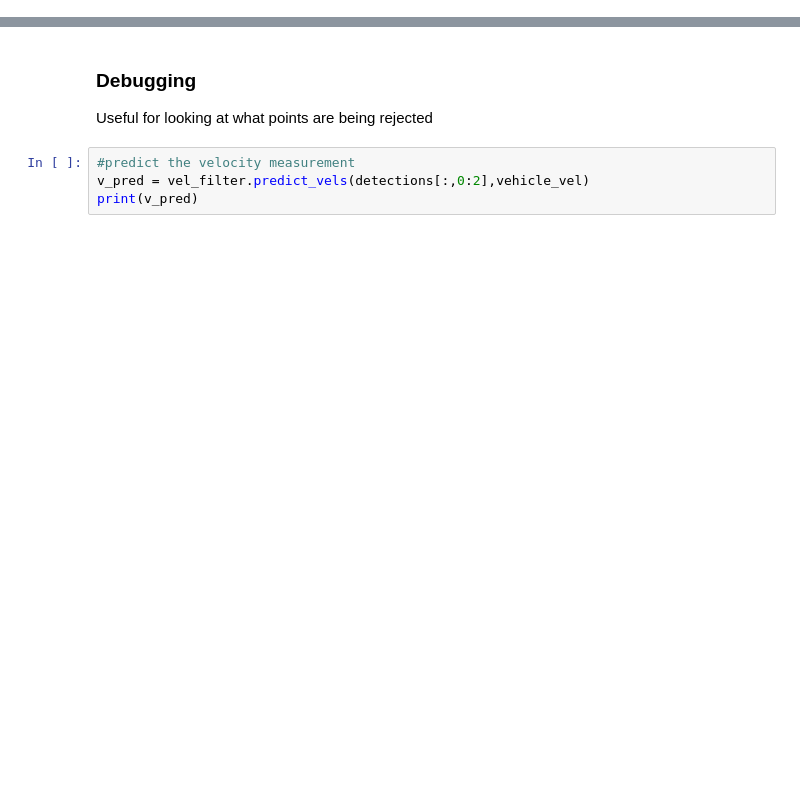
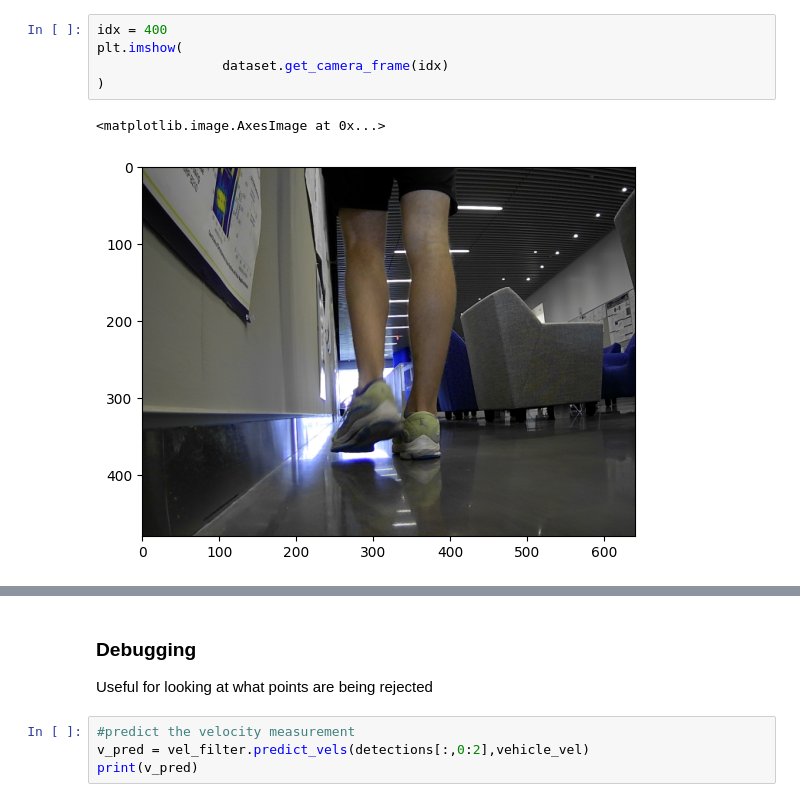
Before and after one commit to davidmhunt/odometry, a Jupyter notebook: notebooks/test_vel_filtering.ipynb, the cells around one changed output, grey strips where cells are left out. Saved outputs shown, nothing was run; the diff lists cells and outputs as text; blank space fills up the shorter version.

```diff
--- a/notebooks/test_vel_filtering.ipynb
+++ b/notebooks/test_vel_filtering.ipynb
@@ -36 +60,9 @@ loaded map from /data/radnav/maps/wilk_basement.yaml
+# %%
+idx = 400
+plt.imshow(
+                dataset.get_camera_frame(idx)
+)
+# %% [output]
+<matplotlib.image.AxesImage at 0x...>
+[figure, added]
 # %%
```
Also changed, not shown: parts of 8 cells of this notebook.
